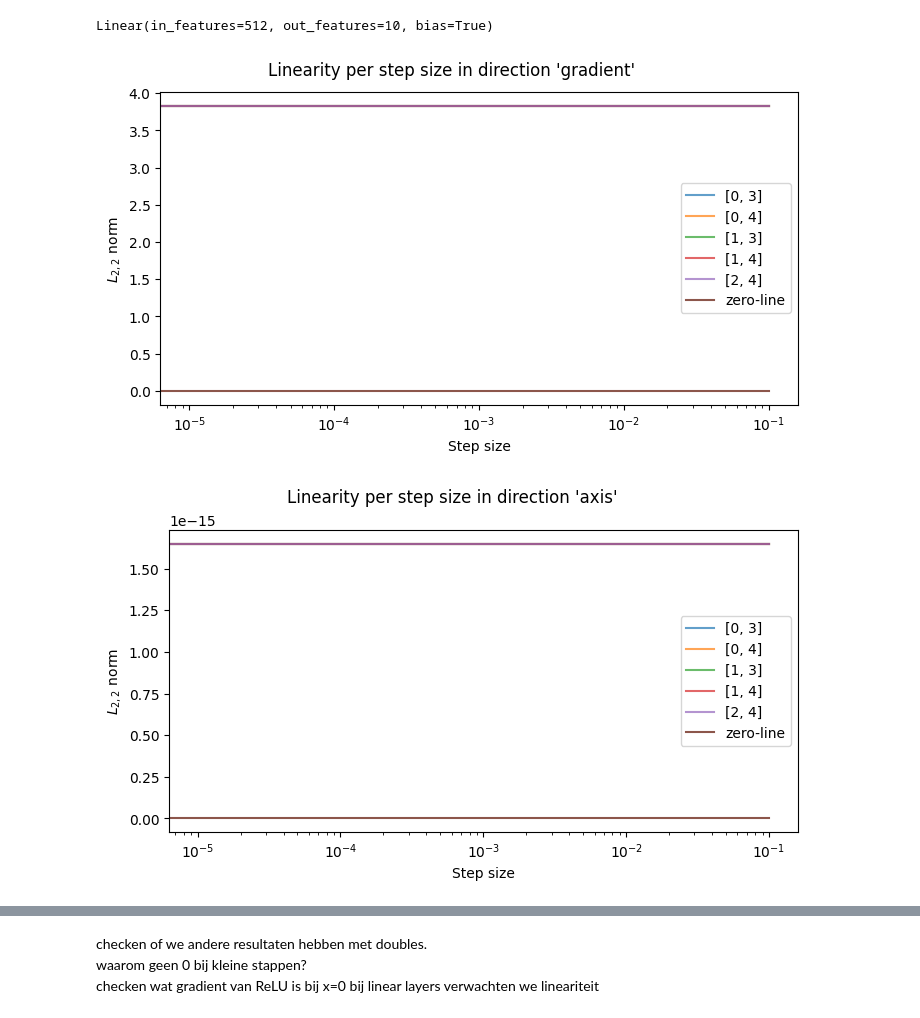
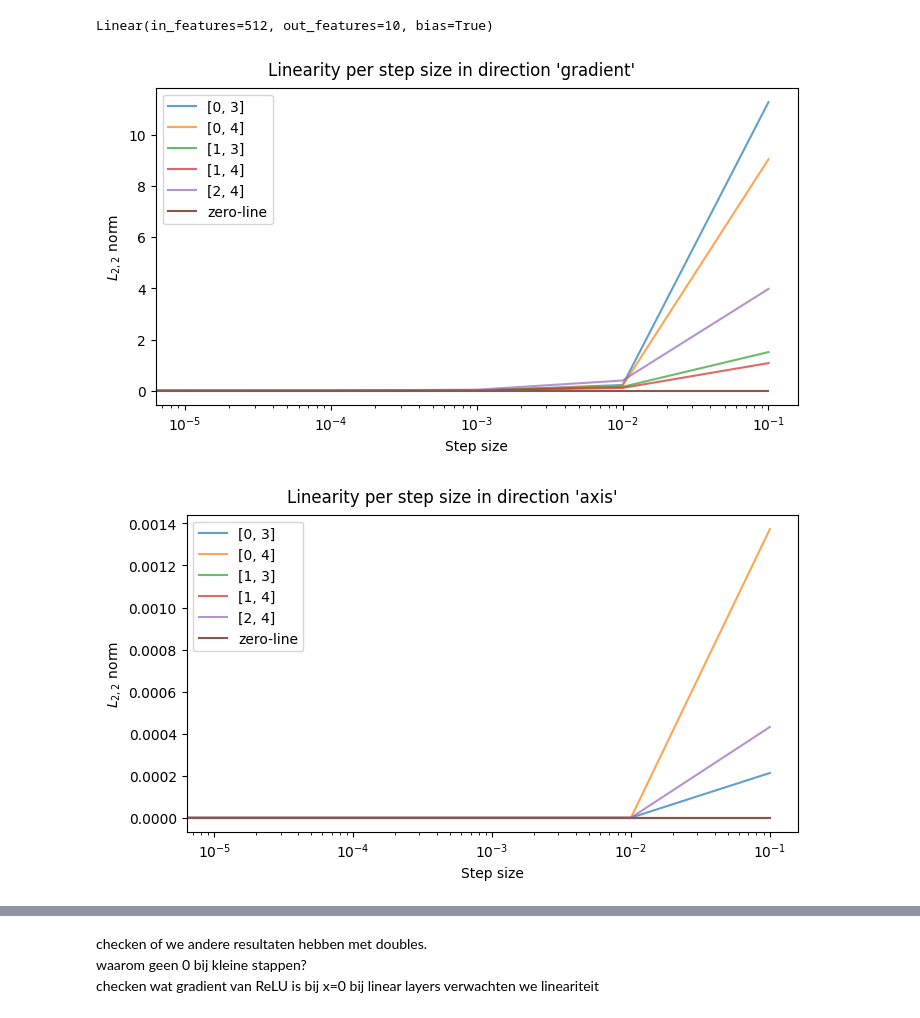
Before and after one commit to teunpe/master_internship, a Jupyter notebook: mlp.ipynb, the cells around one changed output, grey strips where cells are left out. Drawn from its saved outputs; the diff is of its cells as text; code cells hidden in the pictures.

Commit message:
Fixed group linearity calculation

```diff
--- a/mlp.ipynb
+++ b/mlp.ipynb
@@ -236,7 +242,8 @@ def direction(method: str, input: torch.Tensor, grad: torch.Tensor=None):
         case 'random':
             dir = torch.rand_like(dir) #normal
         case 'gradient':
-            dir = grad@torch.ones(grad.shape[0]) #normaliseren
+            # print(grad.shape)
+            dir = grad.T@torch.ones(grad.shape[0]) #normaliseren
         case _:
             warnings.warn('Unknown direction type, using all directions', RuntimeWarning)
             pass
@@ -293,12 +300,15 @@ def forward_runs(startinput: torch.Tensor, model, layergroups: list, dirtype: st
             model.set_start_layer(0)
             model.set_end_layer(firstlayer_idx)
             input = model(input)
+        else:
+            input = input.flatten()
         # print(firstlayer)
         # print(input.shape)
         grad = torch.autograd.functional.jacobian(firstlayer, input)
-        print(grad.shape)
+        # print(grad.shape)
+        # print(input.shape)
         dir = direction(dirtype, input, grad)
-        print(dir.shape)
+        # print(dir.shape)
         model.set_start_layer(group[0])
         model.set_end_layer(group[-1])
 
@@ -372,21 +381,26 @@ def calc_exp_act(df: pd.DataFrame, conv: bool=False):
                 dir = dir.flatten()
 
             exp = nostep + step*np.matmul(grad, dir)
+            # print(exp)
+            # print(act)
+            diff = exp - act
 
-            diff = exp - act
+            # print('diff:')
+            # print(diff)
             lin = np.linalg.norm(diff)
+            # print(lin)
 
             dictgroups.append(group)
             dictsteps.append(step)
             dictlins.append(lin)
 
-    dic = {'group': dictgroups, 'step': dictsteps, 'lin': lin}
+    dic = {'group': dictgroups, 'step': dictsteps, 'lin': dictlins}
     df = pd.DataFrame.from_dict(dic)
     return df
 
 # exp, act = calc_exp_act(inputs, outputs, dirs, steps, model, grads)
 # %%
-lindf = calc_exp_act(df, True)
+lindf = calc_exp_act(df)
 lindf
 # %% [output]
 |  | group | step | lin |
@@ -450,20 +464,20 @@ Linear(in_features=512, out_features=10, bias=True)
 # %%
 def pipeline(model_name: str, dir: str, test_loader=test_loader):
     """
     calculate linearity per layer given a model and test loader, and plot the results
     :param model_name: string of model save filename
     :param test_loader: test data loader
     """
-    model = load_model(model_name)
+    model = load_model(model_name, 'fc')
     input = next(iter(test_loader))[0]
     df = forward_runs(input[0], model, [[0,3],[0,4],[1,3],[1,4],[2,4]], dir)
     lindf = calc_exp_act(df)
     plot(model, lindf, dir)
 
 
-pipeline('mnist_cnn.pt', 'gradient')
-pipeline('mnist_cnn.pt', 'axis')
-pipeline('mnist_cnn.pt', 'random')
+pipeline('mnist_fc.pt', 'gradient')
+pipeline('mnist_fc.pt', 'axis')
+pipeline('mnist_fc.pt', 'random')
 # %% [output]
-[figure, old version]
+[figure, new version]
-[figure, old version]
+[figure, new version]
```
Also changed, not shown: parts of 7 cells of this notebook, 1 other file.
